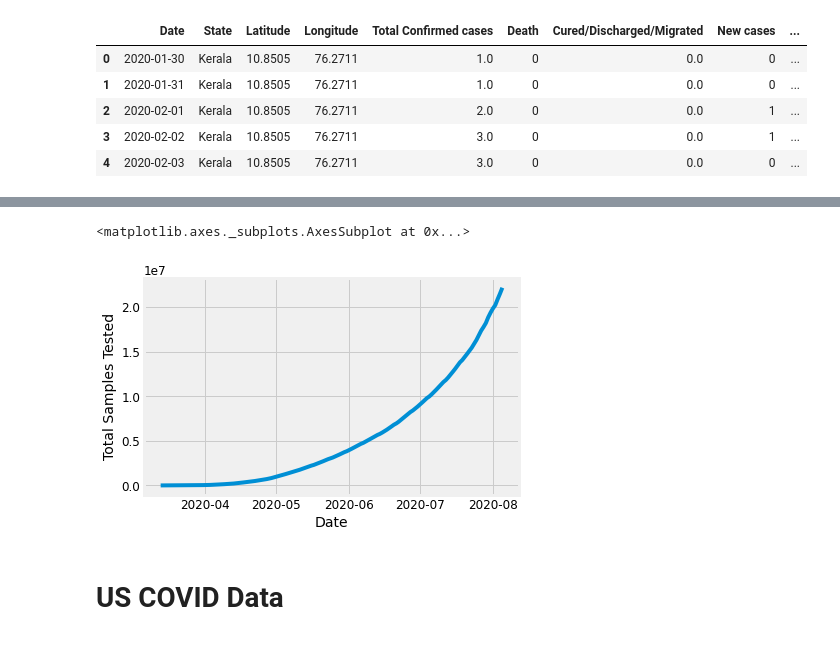
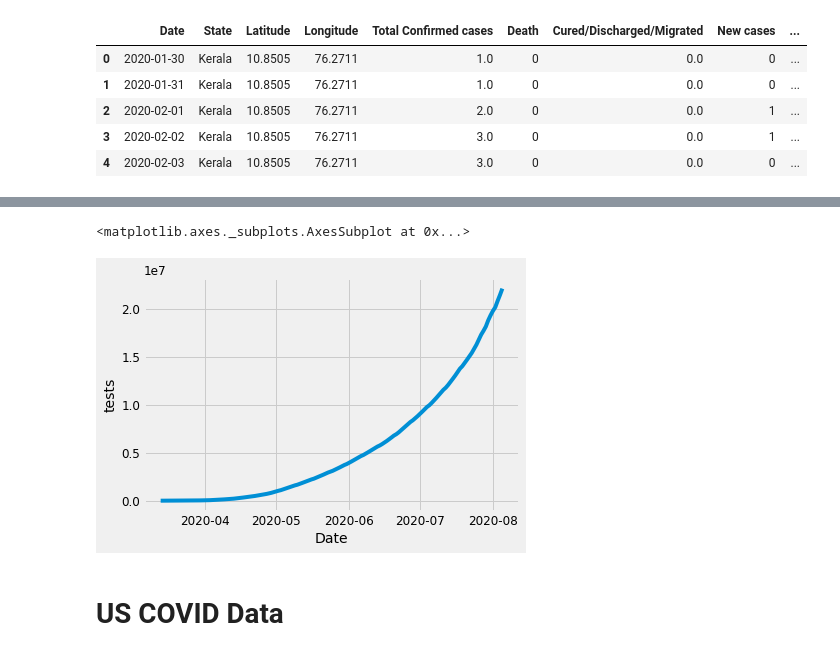
Before and after one commit to acchu99/covid-19-data-mining, a Jupyter notebook: COVID_19_Data_Mining.ipynb, the cells around one changed output, grey strips where cells are left out. Saved outputs shown, nothing was run; the diff lists cells and outputs as text; code cells hidden in the pictures.

```diff
--- a/COVID_19_Data_Mining.ipynb
+++ b/COVID_19_Data_Mining.ipynb
@@ -66,6 +55,12 @@ indiadaily=pd.read_csv('https://raw.githubusercontent.com/Ashwin1999/COVID-19-Da
 indiadaily['Date'] = indiadaily['Date'].str.slice(0,6) +' 2020'
 indiadaily['Date']= indiadaily['Date'].astype(str).apply(lambda x: datetime.datetime.strptime(x,'%d %b %Y'))
 indiadaily['Date']= pd.to_datetime(indiadaily['Date'])
+indiadaily.rename(columns={'Daily Confirmed':'casesdaily',
+                   'Total Confirmed':'cases',
+                   'Daily Recovered':'recoverydaily',
+                   'Total Recovered':'recovery',
+                   'Daily Deceased' :'deathdaily',
+                   'Total Deceased':'death'},inplace=True)
 print(indiadaily.dtypes)
 indiadaily.tail()
 # %% [output]
@@ -151,9 +146,8 @@ ax[2,1].plot(indiadaily['Date'],indiadaily['Daily Deceased'])
 indiatesting=pd.read_csv('https://raw.githubusercontent.com/Ashwin1999/COVID-19-Data-Mining/Arnab/COVID-DataTimeSeries(India)/tests_day_wise.csv')
 indiatesting=indiatesting[['Tested As Of','Total Samples Tested']]
 indiatesting['Tested As Of']=indiatesting['Tested As Of'].str.replace('/','-')
-indiatesting.rename(columns={'Tested As Of':'Date'},inplace=True)
+indiatesting.rename(columns={'Tested As Of':'Date','Total Samples Tested':'tests'},inplace=True)
 indiatesting.dropna(how='any',axis=0,inplace=True)
-indiatesting.isnull().sum()
 indiatesting['Date']= indiatesting['Date'].astype(str).apply(lambda x: datetime.datetime.strptime(x,'%d-%m-%Y'))
 indiatesting['Date']= pd.to_datetime(indiatesting['Date'])
 indiatesting.head()
@@ -164,3 +158,6 @@ indiatesting.head()
 | 2 | 2020-03-19 | 13316.0 |
 | 3 | 2020-03-19 | 14175.0 |
 | 4 | 2020-03-20 | 14376.0 |
+# %%
+indiacovidfinal = indiadaily.merge(indiatesting,how='inner',on='Date')
+indiacovidfinal.tail()
@@ -167,8 +171,8 @@ indiatesting.head()
 # %%
-sns.lineplot(x='Date',y='Total Samples Tested',data=indiatesting)
+sns.lineplot(x='Date',y='tests',data=indiacovidfinal)
 # %% [output]
 <matplotlib.axes._subplots.AxesSubplot at 0x...>
-[figure, old version]
+[figure, new version]
 # %% [markdown]
 # US COVID Data
 # %%
```
Also changed, not shown: parts of 16 cells of this notebook.
